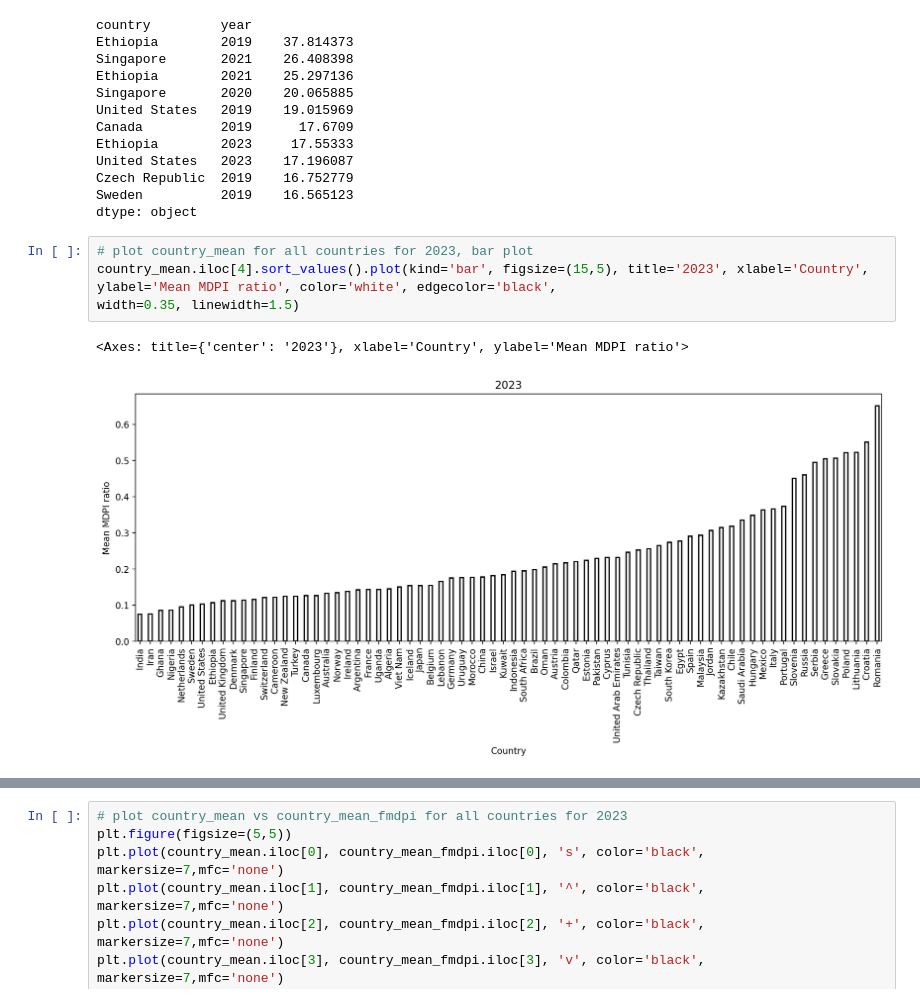
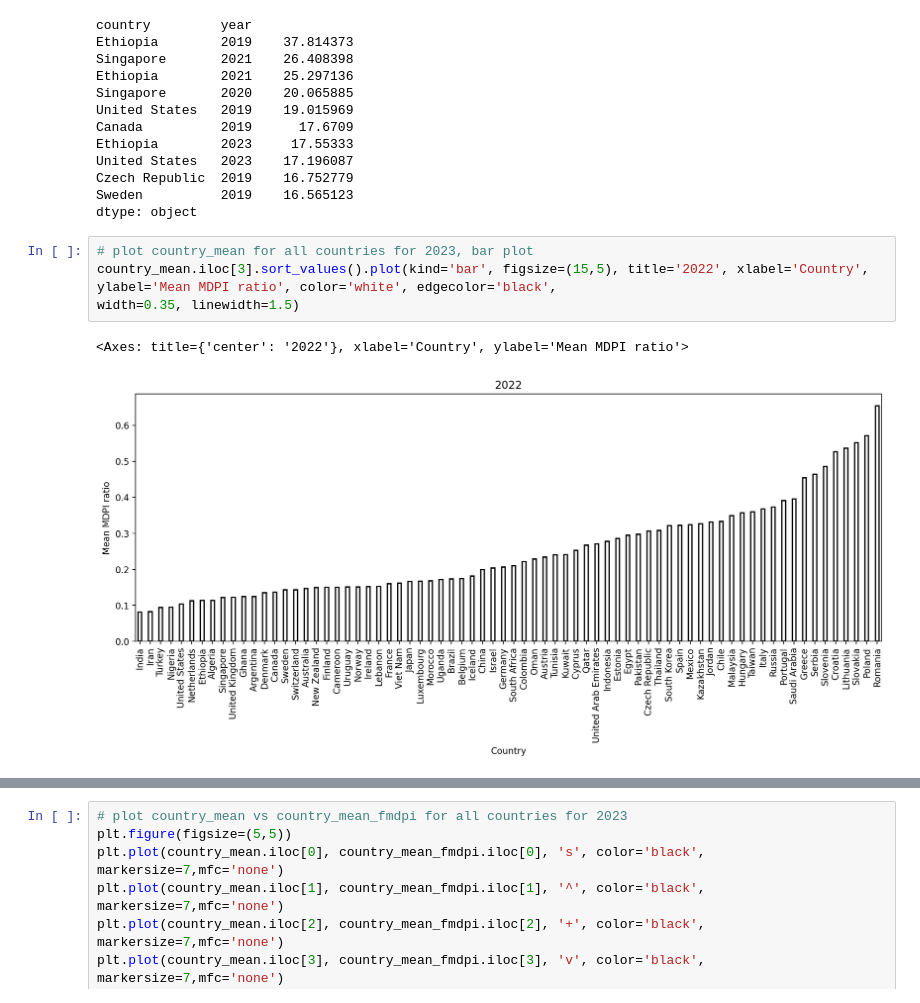
Before and after one commit to deankorosak/two-cultures, a Jupyter notebook: code/leiden-openalex-data-analyses.ipynb, the cells around one changed output, grey strips where cells are left out. Cells and saved outputs as stored; diff of their text form.

```diff
--- a/code/leiden-openalex-data-analyses.ipynb
+++ b/code/leiden-openalex-data-analyses.ipynb
@@ -221,8 +209,8 @@ Sweden          2019    16.565123
 dtype: object
 # %%
 # plot country_mean for all countries for 2023, bar plot
-country_mean.iloc[4].sort_values().plot(kind='bar', figsize=(15,5), title='2023', xlabel='Country', ylabel='Mean MDPI ratio', color='white', edgecolor='black',
+country_mean.iloc[3].sort_values().plot(kind='bar', figsize=(15,5), title='2022', xlabel='Country', ylabel='Mean MDPI ratio', color='white', edgecolor='black',
 width=0.35, linewidth=1.5)
 # %% [output]
-<Axes: title={'center': '2023'}, xlabel='Country', ylabel='Mean MDPI ratio'>
+<Axes: title={'center': '2022'}, xlabel='Country', ylabel='Mean MDPI ratio'>
-[figure, old version]
+[figure, new version]
```
Also changed, not shown: parts of 33 cells of this notebook, 11 other files.
